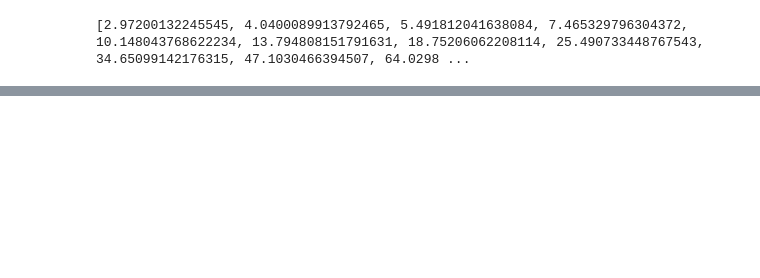
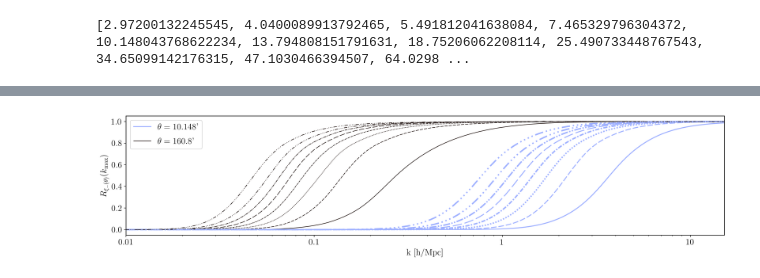
Before and after one commit to SBU-COSMOLIKE/cocoa_roman_real, a Jupyter notebook: EXAMPLE_EVALUATE1.ipynb, the cells around one changed output, grey strips where cells are left out. Saved outputs shown, nothing was run; the diff lists cells and outputs as text; code cells hidden in the pictures; blank space fills up the shorter version.

```diff
--- a/EXAMPLE_EVALUATE1.ipynb
+++ b/EXAMPLE_EVALUATE1.ipynb
@@ -1834,0 +1839,53 @@ plt.show()
+# %%
+import matplotlib.pyplot as plt
+import matplotlib.ticker as mticker
+nmax = 3
+cmap = plt.cm.berlin
+colors = cmap(np.linspace(0, 1, nmax))
+linestyles = [
+    "-",                  # solid
+    (0, (6, 2)),          # long dash
+    (0, (1, 1)),          # dotted
+    (0, (3, 1, 1, 1)),    # dense dash-dot
+    (0, (10, 3)),         # very long dash
+    (0, (5, 1, 1, 1, 1, 1)),       # dash-dot-dot
+    (0, (6, 2, 1, 2, 1, 2, 1, 2)), # dash-dot-dot-dot
+    (0, (6, 2, 1, 2, 1, 2, 1, 2, 1, 2)) # dash-dot-dot-dot
+]
+def luminance(rgb):
+    r, g, b = rgb[:3]
+    return 0.2126*r + 0.7152*g + 0.0722*b   # perceived brightness
+def style_factor(ls):
+    if isinstance(ls, str):
+        return 1.0 # solid line: no extra thickness
+    _, dashes = ls
+    on_lengths = dashes[0::2]   # only the "on" segments
+    mean_on = sum(on_lengths) / len(on_lengths)
+    return float(np.clip(6.0 / mean_on, 1.0, 2.0))  # shorter dashes => larger factor; clamp to keep sane
+labels = [r"$\theta=10.148$'",r"$\theta=160.8$'"]
+idx = [4,13]
+plt.figure(figsize=(20, 4))
+for i in range(0, 8):
+  for j, (c, lab) in enumerate(zip(colors, labels)):
+      if i == 0:
+          plt.plot(kk, rf_xim[:,idx[j], i, i],
+                   color=c, label=lab, ls = linestyles[i % len(linestyles)],
+                   linewidth=0.9+1.2*luminance(c)*style_factor(linestyles[i%len(linestyles)]))
+      else:
+          plt.plot(kk, rf_xim[:,idx[j], i, i],
+                   color=c, ls = linestyles[i % len(linestyles)],
+                   linewidth=0.9+1.2*luminance(c)*style_factor(linestyles[i%len(linestyles)]))
+plt.xlabel("k [h/Mpc]", fontsize=16)
+ax = plt.gca()
+ax.set_xscale("log")
+ax.xaxis.set_major_formatter(
+    mticker.FuncFormatter(lambda x, _: f"{x:.2g}")
+)
+ax.xaxis.set_minor_formatter(mticker.NullFormatter())
+ax.tick_params(axis="both", which="major", labelsize=16)
+plt.xlim(kk[0], kk[-1])
+plt.ylabel("$R_{\\xi_-(\\theta)}(k_{\mathrm{max}})$", fontsize=16)
+plt.legend(fontsize=16)
+plt.show()
+# %% [output]
+[figure, added]
```
Also changed, not shown: parts of 4 cells of this notebook.
